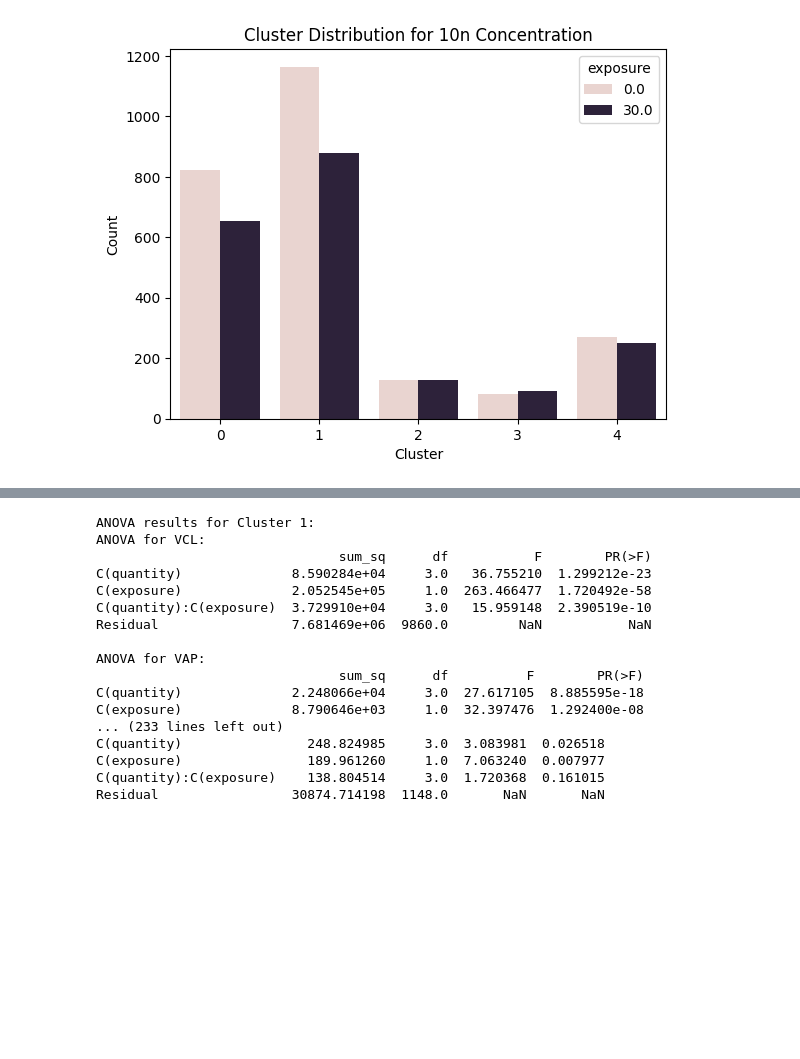
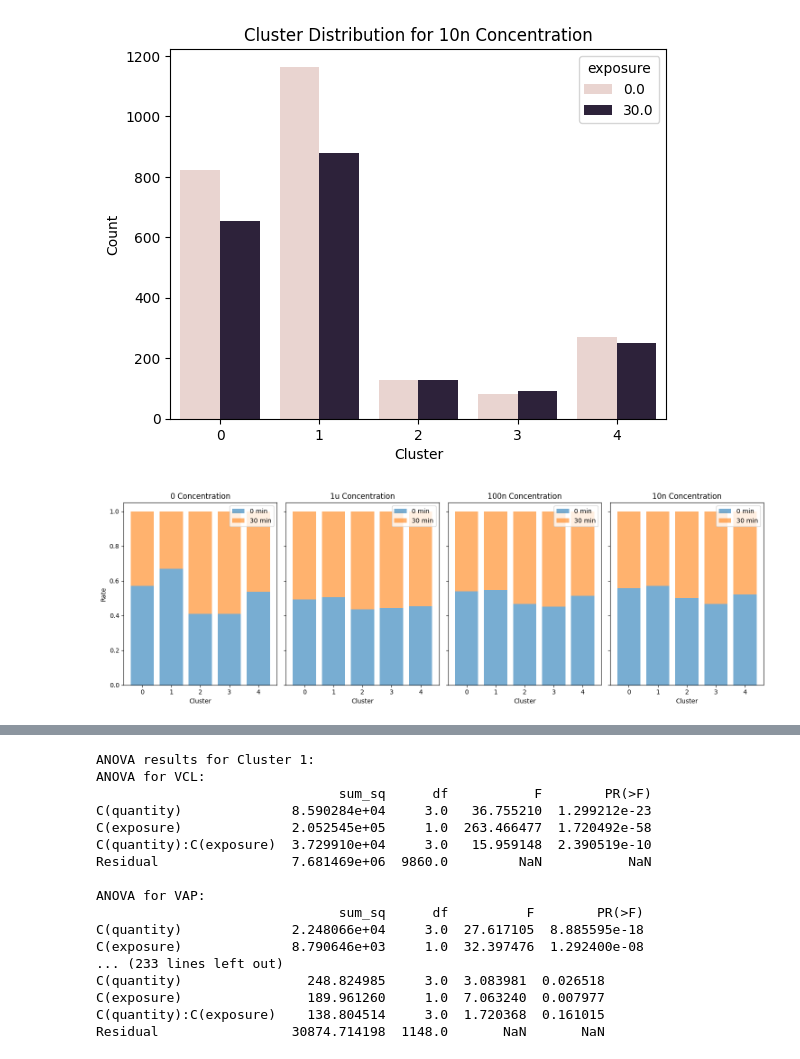
Before and after one commit to eder1234/Clustering-features-Fourier-Descriptors, a Jupyter notebook: fd-0.ipynb, the cells around one changed output, grey strips where cells are left out. Saved outputs shown, nothing was run; the diff lists cells and outputs as text; code cells hidden in the pictures; blank space fills up the shorter version.

Commit message:
new ANOVA included (and rates)
And t-SNE

```diff
--- a/fd-0.ipynb
+++ b/fd-0.ipynb
@@ -256,6 +278,42 @@ plot_cluster_distribution(df)
 [figure]
 [figure]
 [figure]
+# %%
+import pandas as pd
+import matplotlib.pyplot as plt
+import seaborn as sns
+
+# Function to plot rate of elements in each cluster
+def plot_cluster_rate(df, num_c):
+    # Get unique concentrations
+    concentrations = df['quantity'].unique()
+    clusters = range(num_c)  # Assuming num_c is the number of clusters
+
+    # Create a figure with subplots
+    fig, axes = plt.subplots(nrows=1, ncols=len(concentrations), figsize=(15, 5), sharey=True)
+
+    for i, concentration in enumerate(concentrations):
+        subset = df[df['quantity'] == concentration]
+        total = subset.groupby(['HAC_cluster_' + str(num_c)])['exposure'].count()
+
+        # Calculate rate (proportion) of elements in each cluster at 0 and 30 minutes
+        rate_0 = subset[subset['exposure'] == 0].groupby(['HAC_cluster_' + str(num_c)])['exposure'].count() / total
+        rate_30 = subset[subset['exposure'] == 30].groupby(['HAC_cluster_' + str(num_c)])['exposure'].count() / total
+
+        # Create bar plot for each concentration
+        axes[i].bar(clusters, rate_0, label='0 min', alpha=0.6)
+        axes[i].bar(clusters, rate_30, bottom=rate_0, label='30 min', alpha=0.6)
+        axes[i].set_title(f'{concentration} Concentration')
+        axes[i].set_xlabel('Cluster')
+        axes[i].set_ylabel('Rate' if i == 0 else '')
+        axes[i].legend()
+
+    plt.tight_layout()
+    plt.show()
+
+plot_cluster_rate(df, num_c)  # Assuming num_c is the number of clusters
+# %% [output]
+[figure, added]
 # %%
 master_df = pd.read_pickle("/home/rodriguez/Documents/my_codes/trajectory/master_08052022.pkl")
 motility_param = ['VCL', 'VAP', 'VSL', 'LIN', 'STR', 'WOB', 'BeatCross']
```
Also changed, not shown: parts of 2 cells of this notebook.
